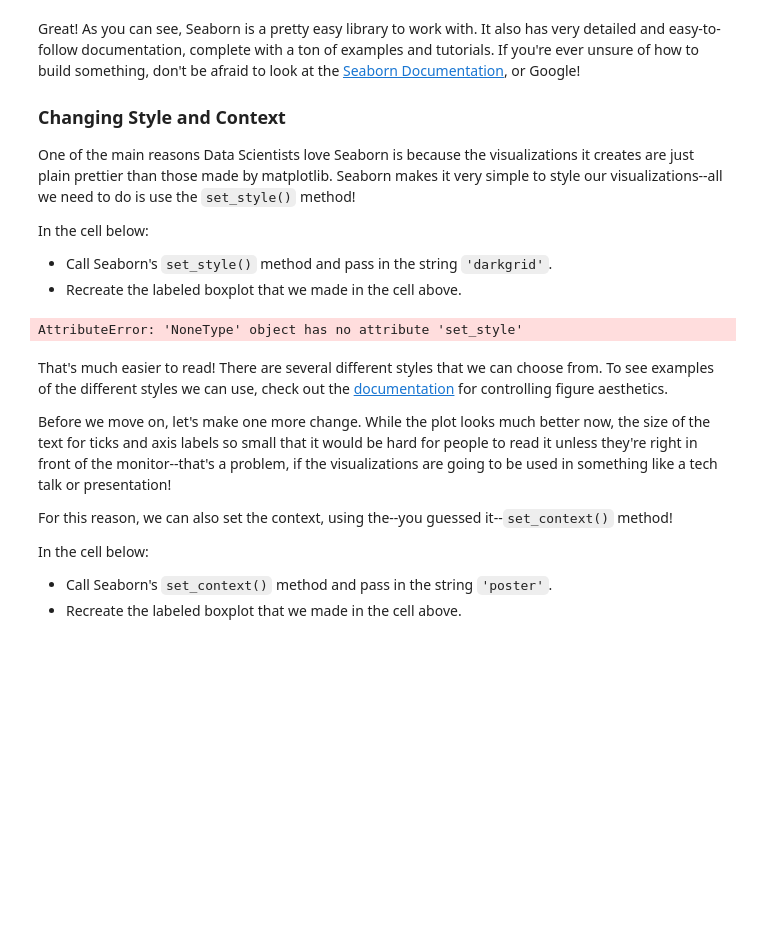
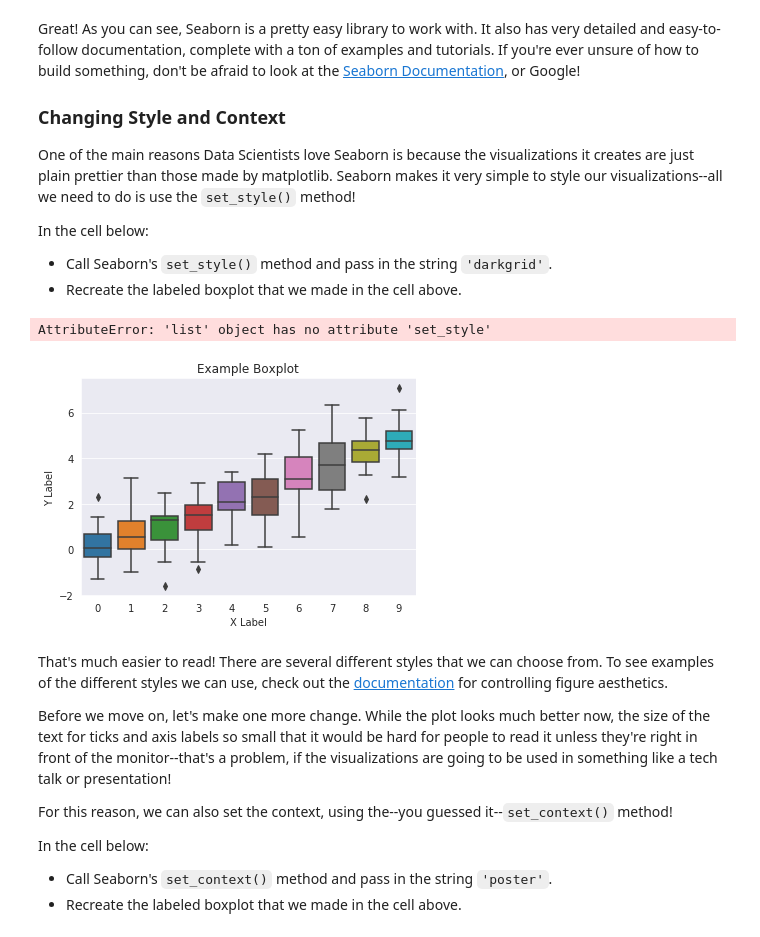
Before and after one commit to JohnTheTripper/dsc-seaborn-lab-nyc-ds-021720, a Jupyter notebook: index.ipynb, the cells around one changed output. Drawn from its saved outputs; the diff is of its cells as text; code cells hidden in the pictures; blank space fills up the shorter version.

```diff
--- a/index.ipynb
+++ b/index.ipynb
@@ -87,10 +87,10 @@ In the cell below:
 * Recreate the labeled boxplot that we made in the cell above.
 # %%
 # Your code here
-boxplot = boxplot.set_style('darkgrid')
-boxplot
+boxplot = sns.boxplot(data=data).set(xlabel='X Label', ylabel='Y Label', title='Example Boxplot').set_style('darkgrid')
 # %% [output]
-AttributeError: 'NoneType' object has no attribute 'set_style'
+AttributeError: 'list' object has no attribute 'set_style'
+[figure, added]
 # %% [markdown]
 That's much easier to read! There are several different styles that we can choose from. To see examples of the different styles we can use, check out the [documentation](https://seaborn.pydata.org/tutorial/aesthetics.html) for controlling figure aesthetics.
 
```
